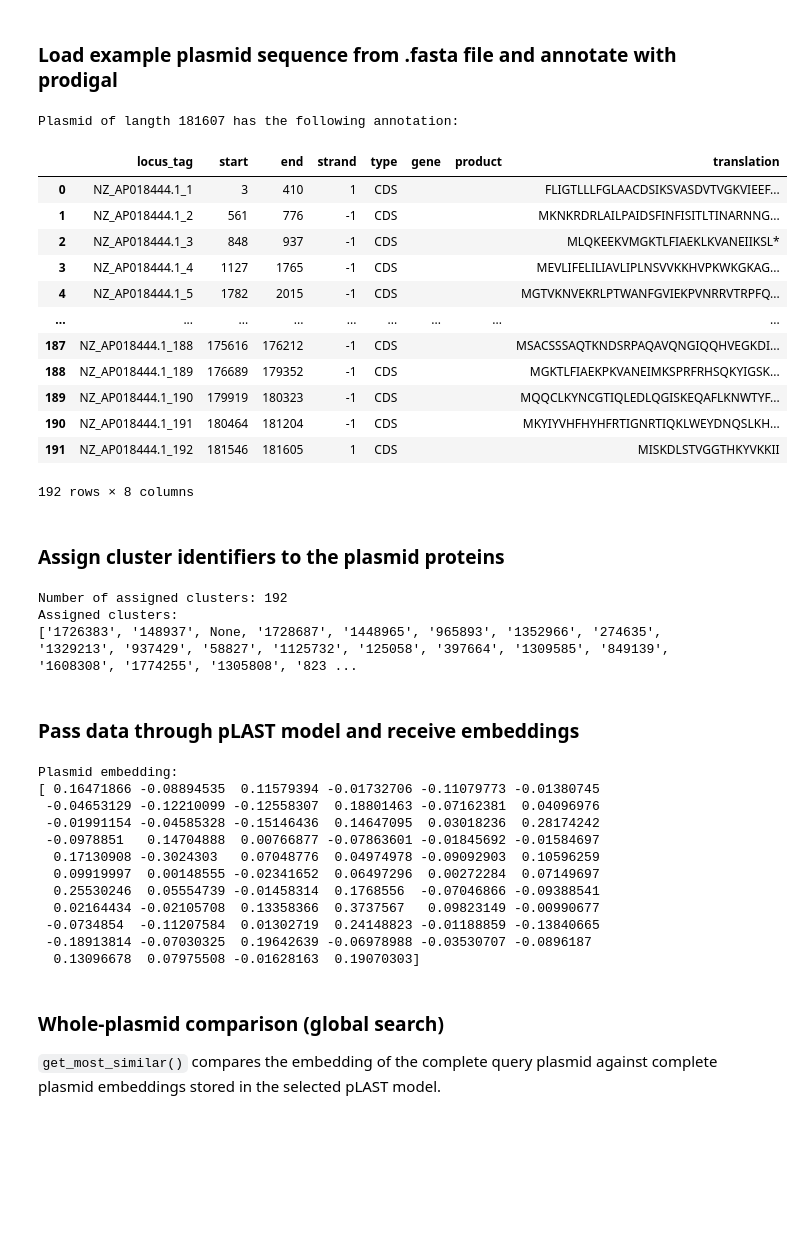
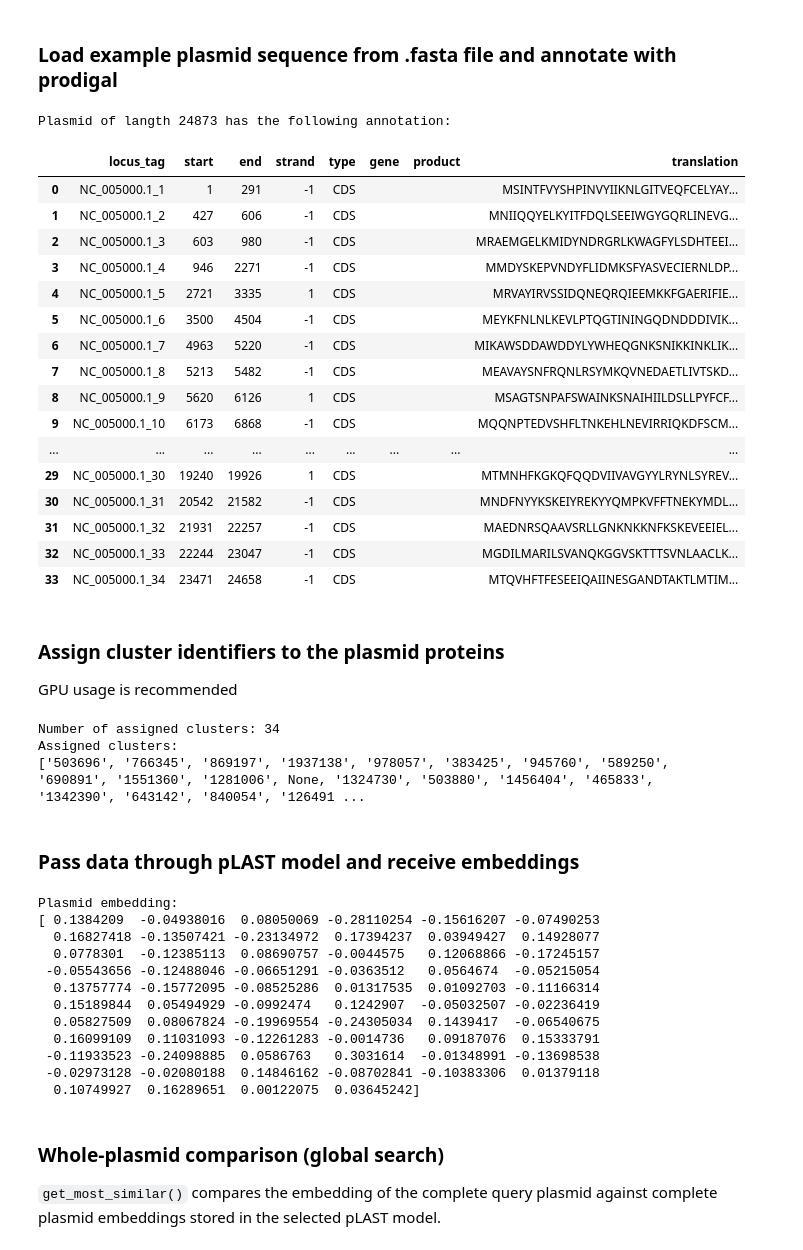
Before and after one commit to labstructbioinf/pLAST, a Jupyter notebook: docs/notebooks/usage.ipynb, the cells around one changed output. Saved outputs shown, nothing was run; the diff lists cells and outputs as text; code cells hidden in the pictures; blank space fills up the shorter version.

```diff
--- a/docs/notebooks/usage.ipynb
+++ b/docs/notebooks/usage.ipynb
@@ -25,39 +21,44 @@ logger.setLevel(logging.WARNING)
 # %% [markdown]
 ### Initialize PLAST object - load config, choose model and add logger
 # %%
-plast = PLAST(data=pl_data, model="mmseqs2_model", logger=logger)
+plast = PLAST(data=pl_data, model="mmseqs2_model")
 # %% [markdown]
 ### Load example plasmid sequence from .fasta file and annotate with prodigal
 # %%
-plast = plast.load_nt_fasta(open("examples/NZ_AP018444.1.fasta").read())
+plast = plast.load_nt_fasta(open("examples/NC_005000.1.fasta").read())
 print("Plasmid of langth", plast.length, "has the following annotation:")
 display(plast.parsed)
 # %% [output]
-Plasmid of langth 181607 has the following annotation:
+Plasmid of langth 24873 has the following annotation:
 |  | locus_tag | start | end | strand | type | gene | product | translation |
-| 0 | NZ_AP018444.1_1 | 3 | 410 | 1 | CDS |  |  | FLIGTLLLFGLAACDSIKSVASDVTVGKVIEEF... |
-| 1 | NZ_AP018444.1_2 | 561 | 776 | -1 | CDS |  |  | MKNKRDRLAILPAIDSFINFISITLTINARNNG... |
-| 2 | NZ_AP018444.1_3 | 848 | 937 | -1 | CDS |  |  | MLQKEEKVMGKTLFIAEKLKVANEIIKSL* |
-| 3 | NZ_AP018444.1_4 | 1127 | 1765 | -1 | CDS |  |  | MEVLIFELILIAVLIPLNSVVKKHVPKWKGKAG... |
-| 4 | NZ_AP018444.1_5 | 1782 | 2015 | -1 | CDS |  |  | MGTVKNVEKRLPTWANFGVIEKPVNRRVTRPFQ... |
+| 0 | NC_005000.1_1 | 1 | 291 | -1 | CDS |  |  | MSINTFVYSHPINVYIIKNLGITVEQFCELYAY... |
+| 1 | NC_005000.1_2 | 427 | 606 | -1 | CDS |  |  | MNIIQQYELKYITFDQLSEEIWGYGQRLINEVG... |
+| 2 | NC_005000.1_3 | 603 | 980 | -1 | CDS |  |  | MRAEMGELKMIDYNDRGRLKWAGFYLSDHTEEI... |
+| 3 | NC_005000.1_4 | 946 | 2271 | -1 | CDS |  |  | MMDYSKEPVNDYFLIDMKSFYASVECIERNLDP... |
+| 4 | NC_005000.1_5 | 2721 | 3335 | 1 | CDS |  |  | MRVAYIRVSSIDQNEQRQIEEMKKFGAERIFIE... |
+| 5 | NC_005000.1_6 | 3500 | 4504 | -1 | CDS |  |  | MEYKFNLNLKEVLPTQGTININGQDNDDDIVIK... |
+| 6 | NC_005000.1_7 | 4963 | 5220 | -1 | CDS |  |  | MIKAWSDDAWDDYLYWHEQGNKSNIKKINKLIK... |
+| 7 | NC_005000.1_8 | 5213 | 5482 | -1 | CDS |  |  | MEAVAYSNFRQNLRSYMKQVNEDAETLIVTSKD... |
+| 8 | NC_005000.1_9 | 5620 | 6126 | 1 | CDS |  |  | MSAGTSNPAFSWAINKSNAIHIILDSLLPYFCF... |
+| 9 | NC_005000.1_10 | 6173 | 6868 | -1 | CDS |  |  | MQQNPTEDVSHFLTNKEHLNEVIRRIQKDFSCM... |
 | ... | ... | ... | ... | ... | ... | ... | ... | ... |
-| 187 | NZ_AP018444.1_188 | 175616 | 176212 | -1 | CDS |  |  | MSACSSSAQTKNDSRPAQAVQNGIQQHVEGKDI... |
-| 188 | NZ_AP018444.1_189 | 176689 | 179352 | -1 | CDS |  |  | MGKTLFIAEKPKVANEIMKSPRFRHSQKYIGSK... |
-| 189 | NZ_AP018444.1_190 | 179919 | 180323 | -1 | CDS |  |  | MQQCLKYNCGTIQLEDLQGISKEQAFLKNWTYF... |
-| 190 | NZ_AP018444.1_191 | 180464 | 181204 | -1 | CDS |  |  | MKYIYVHFHYHFRTIGNRTIQKLWEYDNQSLKH... |
-| 191 | NZ_AP018444.1_192 | 181546 | 181605 | 1 | CDS |  |  | MISKDLSTVGGTHKYVKKII |
+| 29 | NC_005000.1_30 | 19240 | 19926 | 1 | CDS |  |  | MTMNHFKGKQFQQDVIIVAVGYYLRYNLSYREV... |
+| 30 | NC_005000.1_31 | 20542 | 21582 | -1 | CDS |  |  | MNDFNYYKSKEIYREKYYQMPKVFFTNEKYMDL... |
+| 31 | NC_005000.1_32 | 21931 | 22257 | -1 | CDS |  |  | MAEDNRSQAAVSRLLGNKNKKNFKSKEVEEIEL... |
+| 32 | NC_005000.1_33 | 22244 | 23047 | -1 | CDS |  |  | MGDILMARILSVANQKGGVSKTTTSVNLAACLK... |
+| 33 | NC_005000.1_34 | 23471 | 24658 | -1 | CDS |  |  | MTQVHFTFESEEIQAIINESGANDTAKTLMTIM... |
-192 rows × 8 columns
 # %% [markdown]
 ### Assign cluster identifiers to the plasmid proteins
+GPU usage is recommended
 # %%
 plast = plast.assign_mmseqs_clusters(use_gpu=False, threads=16)
 print("Number of assigned clusters:", len(plast.vector))
 print("Assigned clusters:")
 print(plast.vector)
 # %% [output]
-Number of assigned clusters: 192
+Number of assigned clusters: 34
 Assigned clusters:
-['1726383', '148937', None, '1728687', '1448965', '965893', '1352966', '274635', '1329213', '937429', '58827', '1125732', '125058', '397664', '1309585', '849139', '1608308', '1774255', '1305808', '823 ...
+['503696', '766345', '869197', '1937138', '978057', '383425', '945760', '589250', '690891', '1551360', '1281006', None, '1324730', '503880', '1456404', '465833', '1342390', '643142', '840054', '126491 ...
 # %% [markdown]
 ### Pass data through pLAST model and receive embeddings
 # %%
@@ -66,17 +67,17 @@ print("Plasmid embedding:")
 print(plast.embedding)
 # %% [output]
 Plasmid embedding:
-[ 0.16471866 -0.08894535  0.11579394 -0.01732706 -0.11079773 -0.01380745
- -0.04653129 -0.12210099 -0.12558307  0.18801463 -0.07162381  0.04096976
- -0.01991154 -0.04585328 -0.15146436  0.14647095  0.03018236  0.28174242
- -0.0978851   0.14704888  0.00766877 -0.07863601 -0.01845692 -0.01584697
-  0.17130908 -0.3024303   0.07048776  0.04974978 -0.09092903  0.10596259
-  0.09919997  0.00148555 -0.02341652  0.06497296  0.00272284  0.07149697
-  0.25530246  0.05554739 -0.01458314  0.1768556  -0.07046866 -0.09388541
-  0.02164434 -0.02105708  0.13358366  0.3737567   0.09823149 -0.00990677
- -0.0734854  -0.11207584  0.01302719  0.24148823 -0.01188859 -0.13840665
- -0.18913814 -0.07030325  0.19642639 -0.06978988 -0.03530707 -0.0896187
-  0.13096678  0.07975508 -0.01628163  0.19070303]
+[ 0.1384209  -0.04938016  0.08050069 -0.28110254 -0.15616207 -0.07490253
+  0.16827418 -0.13507421 -0.23134972  0.17394237  0.03949427  0.14928077
+  0.0778301  -0.12385113  0.08690757 -0.0044575   0.12068866 -0.17245157
+ -0.05543656 -0.12488046 -0.06651291 -0.0363512   0.0564674  -0.05215054
+  0.13757774 -0.15772095 -0.08525286  0.01317535  0.01092703 -0.11166314
+  0.15189844  0.05494929 -0.0992474   0.1242907  -0.05032507 -0.02236419
+  0.05827509  0.08067824 -0.19969554 -0.24305034  0.1439417  -0.06540675
+  0.16099109  0.11031093 -0.12261283 -0.0014736   0.09187076  0.15333791
+ -0.11933523 -0.24098885  0.0586763   0.3031614  -0.01348991 -0.13698538
+ -0.02973128 -0.02080188  0.14846162 -0.08702841 -0.10383306  0.01379118
+  0.10749927  0.16289651  0.00122075  0.03645242]
 # %% [markdown]
 ### Whole-plasmid comparison (global search)
 
```
Also changed, not shown: parts of 14 cells of this notebook, 18 other files.
